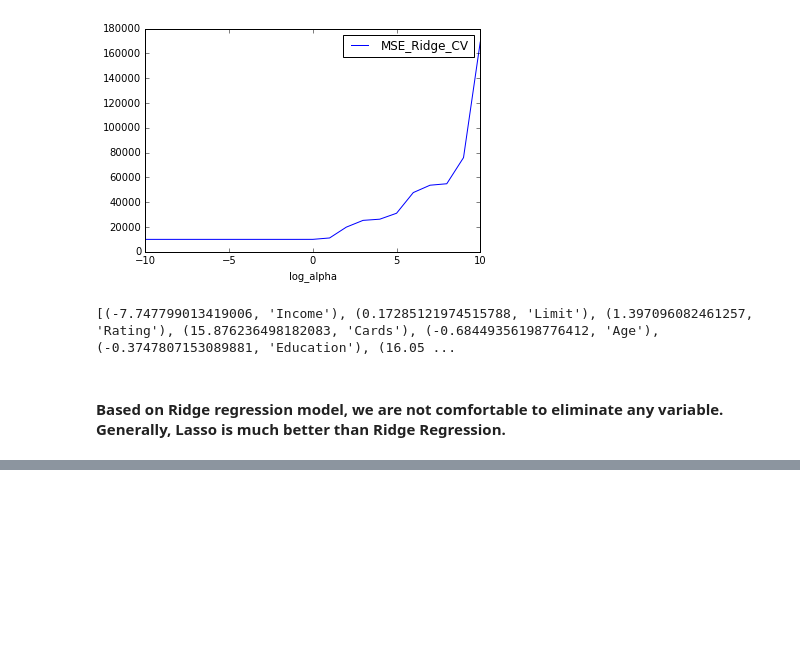
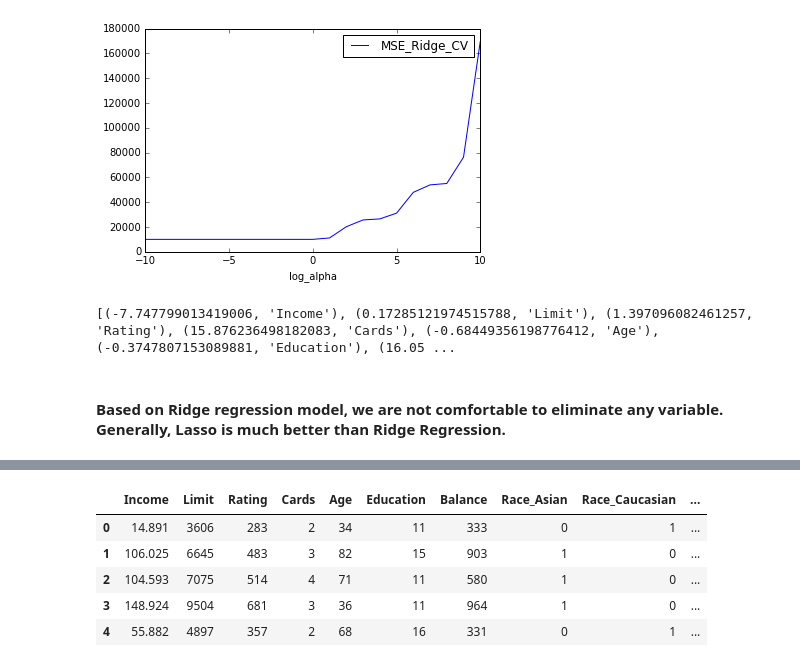
Before and after one commit to readywater/SF-DAT-20, a Jupyter notebook: Code/Lecture6.ipynb, the cells around one changed output, grey strips where cells are left out. Cells and saved outputs as stored; diff of their text form; code cells hidden in the pictures; blank space fills up the shorter version.

```diff
--- a/Code/Lecture6.ipynb
+++ b/Code/Lecture6.ipynb
@@ -320,0 +339,9 @@ print zip(lm.coef_,CreditData_X_Variables.columns)
+# %%
+CreditData.head()
+# %% [output]
+|  | Income | Limit | Rating | Cards | Age | Education | Balance | Race_Asian | Race_Caucasian | ... |
+| 0 | 14.891 | 3606 | 283 | 2 | 34 | 11 | 333 | 0 | 1 | ... |
+| 1 | 106.025 | 6645 | 483 | 3 | 82 | 15 | 903 | 1 | 0 | ... |
+| 2 | 104.593 | 7075 | 514 | 4 | 71 | 11 | 580 | 1 | 0 | ... |
+| 3 | 148.924 | 9504 | 681 | 3 | 36 | 11 | 964 | 1 | 0 | ... |
+| 4 | 55.882 | 4897 | 357 | 2 | 68 | 16 | 331 | 0 | 1 | ... |
```
Also changed, not shown: parts of 16 cells of this notebook, 3 other files.
